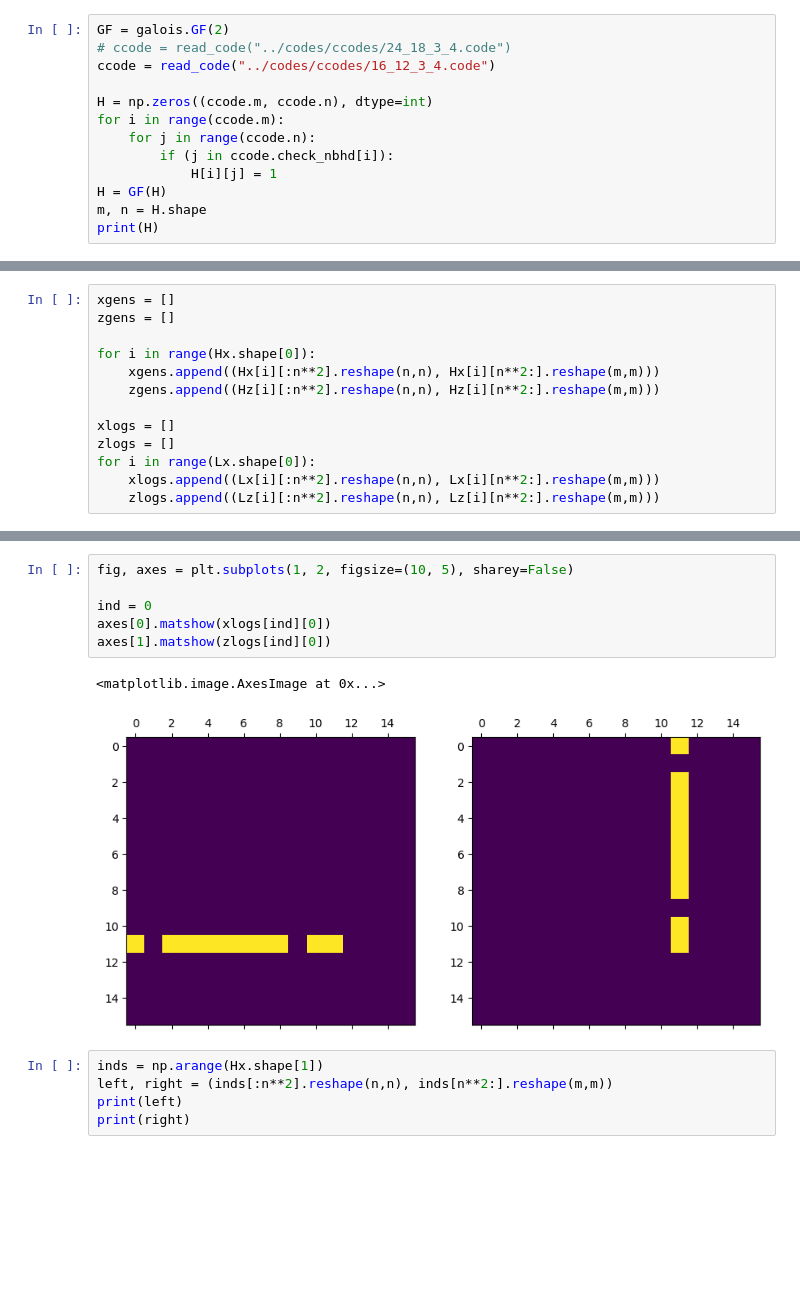
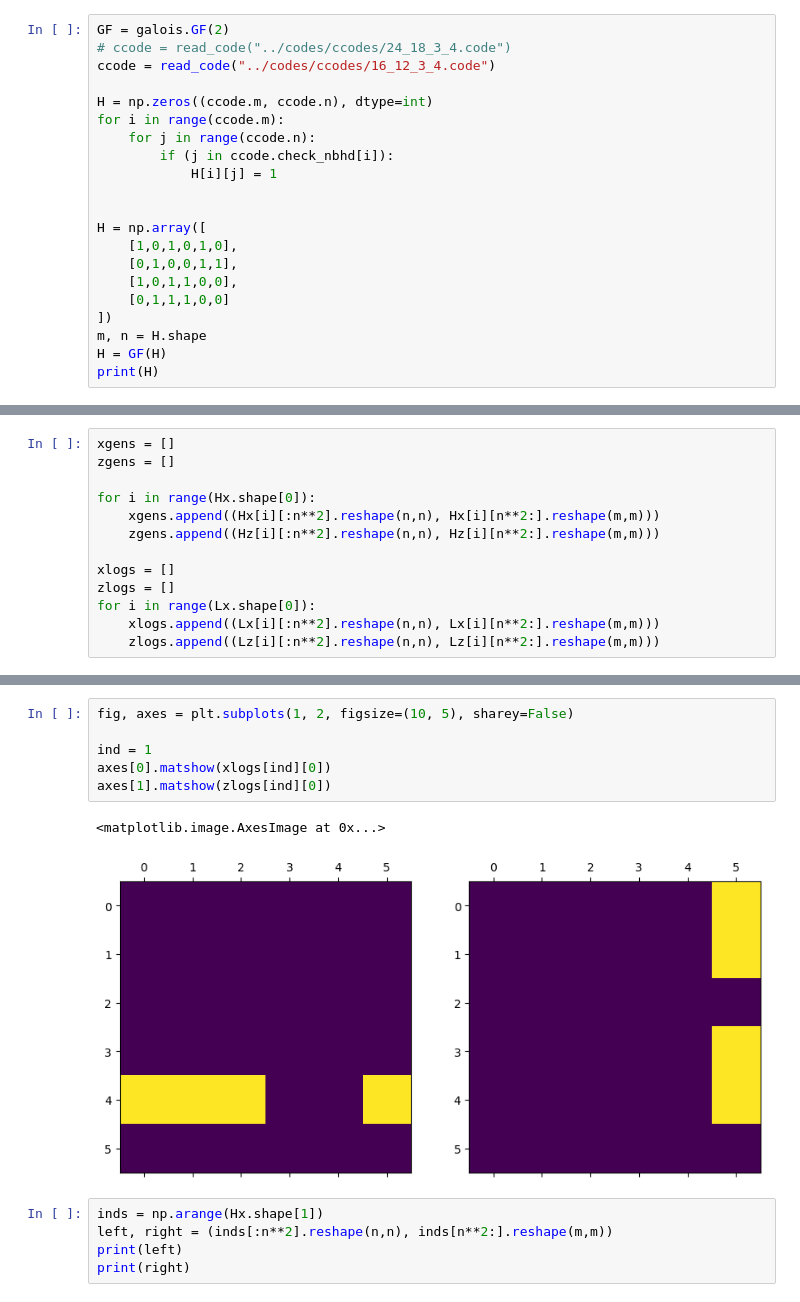
Before and after one commit to noahberthusen/adaptive_qec, a Jupyter notebook: notebooks/canonical.ipynb, the cells around one changed output, grey strips where cells are left out. Saved outputs shown, nothing was run; the diff lists cells and outputs as text; blank space fills up the shorter version.

```diff
--- a/notebooks/canonical.ipynb
+++ b/notebooks/canonical.ipynb
@@ -15,7 +15,15 @@ for i in range(ccode.m):
     for j in range(ccode.n):
         if (j in ccode.check_nbhd[i]):
             H[i][j] = 1
+
+
+H = np.array([
+    [1,0,1,0,1,0],
+    [0,1,0,0,1,1],
+    [1,0,1,1,0,0],
+    [0,1,1,1,0,0]
+])
+m, n = H.shape
 H = GF(H)
-m, n = H.shape
 print(H)
 # %% [output]
@@ -153,12 +148,12 @@ axes[1].matshow(xgens[0][1])
 # %%
 fig, axes = plt.subplots(1, 2, figsize=(10, 5), sharey=False)
 
-ind = 0
+ind = 1
 axes[0].matshow(xlogs[ind][0])
 axes[1].matshow(zlogs[ind][0])
 # %% [output]
 <matplotlib.image.AxesImage at 0x...>
-[figure, old version]
+[figure, new version]
 # %%
 inds = np.arange(Hx.shape[1])
 left, right = (inds[:n**2].reshape(n,n), inds[n**2:].reshape(m,m))
```
Also changed, not shown: parts of 8 cells of this notebook, 33 other files.
